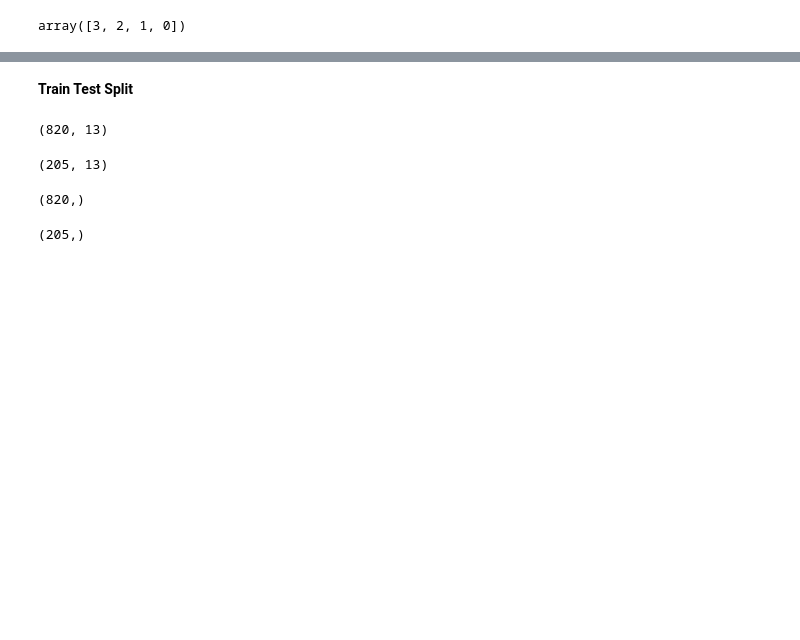
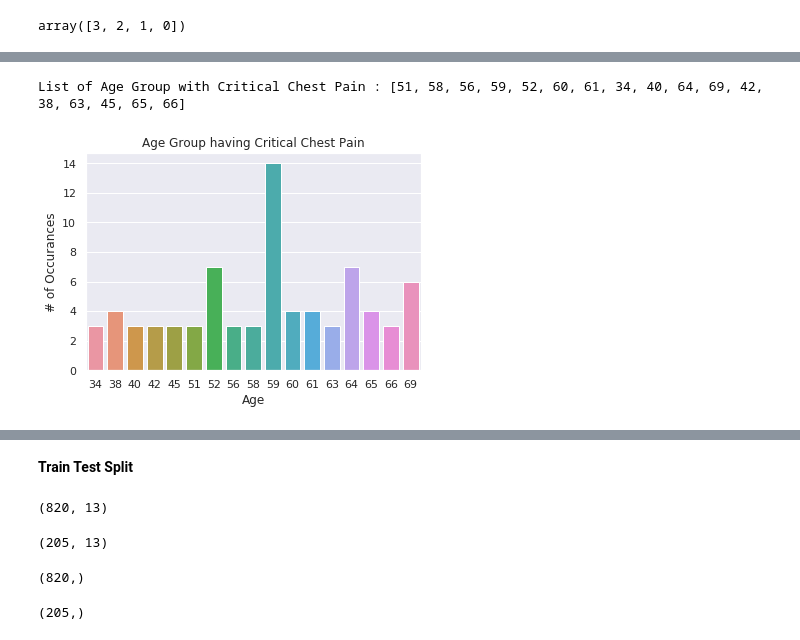
Before and after one commit to letisalbal/Final-Project, a Jupyter notebook: HeartDisease.ipynb, the cells around one changed output, grey strips where cells are left out. Cells and saved outputs as stored; diff of their text form; code cells hidden in the pictures; blank space fills up the shorter version.

```diff
--- a/HeartDisease.ipynb
+++ b/HeartDisease.ipynb
@@ -301,0 +312,21 @@ sns.distplot(heart_df2['Thalassemia'], color = "green")
+# %%
+# Age Group of Suffering from Critical Chest Pain who need Urgent Treatment
+
+age_critical_cp=[]
+
+# index no. of people with critical chest pain
+
+index_critical_cp=[]
+
+for i in range(len(heart_df2)-1):
+    if heart_df2.ChestPain[i] == 3:
+        index_critical_cp.append(i)
+        age_critical_cp.append(heart_df2.Age[i])
+sns.countplot(age_critical_cp)
+plt.xlabel('Age')
+plt.ylabel('# of Occurances')
+plt.title('Age Group having Critical Chest Pain')
+print('List of Age Group with Critical Chest Pain :' ,list(Counter(age_critical_cp)))
+# %% [output]
+List of Age Group with Critical Chest Pain : [51, 58, 56, 59, 52, 60, 61, 34, 40, 64, 69, 42, 38, 63, 45, 65, 66]
+[figure, added]
```
Also changed, not shown: parts of 17 cells of this notebook.
